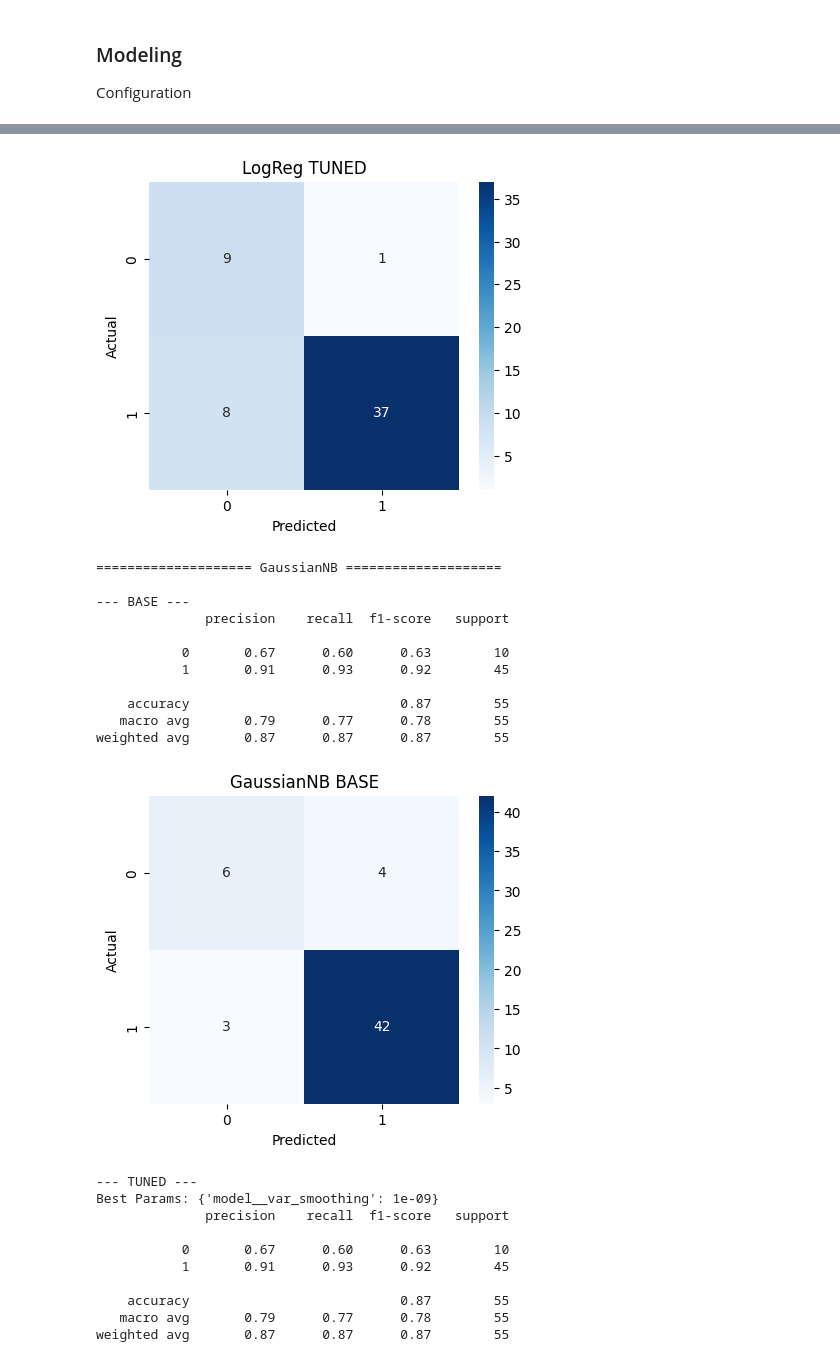
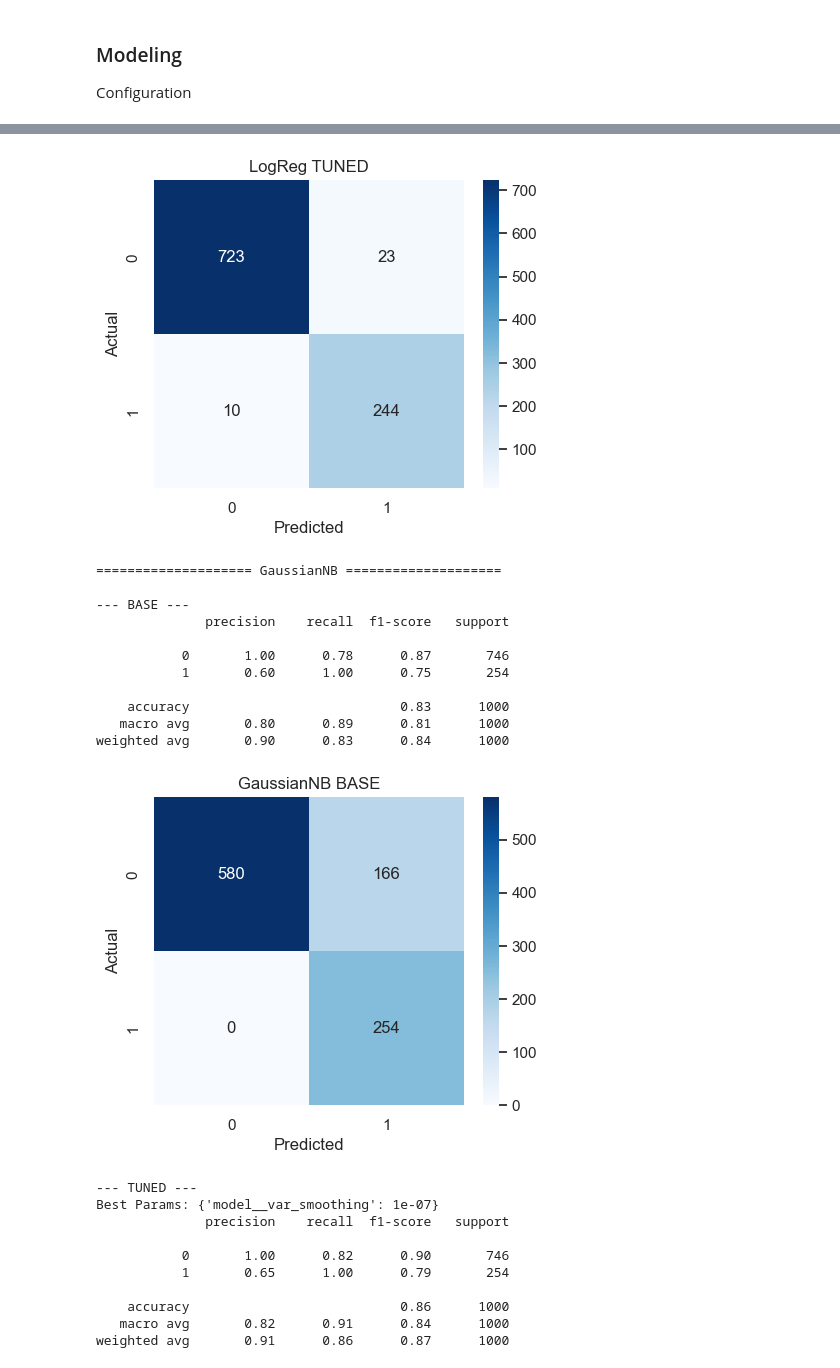
Before and after one commit to daff00/lung-cancer-classification, a Jupyter notebook: notebook/notebook.ipynb, the cells around one changed output, grey strips where cells are left out. Cells and saved outputs as stored; diff of their text form; code cells hidden in the pictures.

```diff
--- a/notebook/notebook.ipynb
+++ b/notebook/notebook.ipynb
@@ -220,0 +185,7 @@ plt.show()
+# %%
+sns.set_theme(style="whitegrid")
+plt.rcParams["figure.figsize"] = (10, 6)
+numerical_vars = ['age', 'smoking_years', 'cigarettes_per_day', 'pack_years',
+                  'bmi', 'exercise_hours_per_week', 'alcohol_units_per_week', 'crp_level']
+categorical_vars = ['smoker', 'passive_smoking', 'copd', 'asthma',
+                    'previous_tb', 'chest_pain', 'xray_abnormal']
@@ -282,20 +289,8 @@ All feature have low correlation, so we can't use correlation matrix to do featu
 
 Since no features appear strongly correlated or redundant, all features are retained for model training to preserve as much information as possible. The dataset is then split into input features (X) and the target variable (y) before proceeding with modeling.
 # %%
-# Ambil sample 30%
-# df_sample = df_clean.sample(frac=0.1, random_state=42)
-
-# Data splitting
-X = df_clean.drop("LUNG CANCER", axis=1)
-y = df_clean['LUNG CANCER']
-# x, y = make_classification(n_samples=100000, n_features=100, random_state=42)
-
-# Scaler and spliting
-x_train, x_test, y_train, y_test = train_test_split(X, y, test_size=0.2, random_state=42)
-
-scaler = StandardScaler()
-x_train_scaled = scaler.fit_transform(x_train)
-x_test_scaled = scaler.transform(x_test)
-
-print(f"Shape of training data : {x_train.shape}, {y_train.shape}")
-print(f"Shape of testing data : {x_test.shape}, {y_test.shape}")
+# Train test split
+df.drop(['xray_abnormal', 'oxygen_saturation', 'fev1_x10', 'crp_level'], axis=1, inplace=True)
+X = df.drop(columns=['lung_cancer_risk'])
+y = df['lung_cancer_risk']
+X_train, X_test, y_train, y_test = train_test_split(X, y, test_size=0.2, random_state=42)
@@ -305,10 +297,16 @@ Shape of testing data : (55, 15), (55,)
+# %%
+# Scaler
+ss = StandardScaler()
+
+X_train = ss.fit_transform(X_train)
+X_test = ss.transform(X_test)
 # %% [markdown]
 ### Modeling
 Configuration
 # %%
 # Configuration of CrossValidation and SMOTE oversampling
 skf = StratifiedKFold(n_splits=5, shuffle=True, random_state=42)
-USE_SMOTE = False  # toggle this ON/OFF to compare impact
+USE_SMOTE = True  # toggle this ON/OFF to compare impact
 
 # Imbalance ratio for XGBClassifier
 ratio = (y_train == 0).sum() / (y_train == 1).sum()
@@ -390,8 +388,8 @@ for name, config in models.items():
 
     # ===== BASE MODEL =====
     base_model = config["base"]
-    base_model.fit(x_train, y_train)
-    y_pred_base = base_model.predict(x_test)
+    base_model.fit(X_train, y_train)
+    y_pred_base = base_model.predict(X_test)
 
     f1_base = f1_score(y_test, y_pred_base, average='macro')
 
@@ -414,8 +412,8 @@ for name, config in models.items():
         n_jobs=-1
     )
 
-    grid.fit(x_train, y_train)
-    y_pred_tuned = grid.predict(x_test)
+    grid.fit(X_train, y_train)
+    y_pred_tuned = grid.predict(X_test)
 
     f1_tuned = f1_score(y_test, y_pred_tuned, average='macro')
 
@@ -455,23 +453,23 @@ weighted avg       0.89      0.84      0.85        55
-[figure, old version]
+[figure, new version]
 ==================== GaussianNB ====================
 
 --- BASE ---
               precision    recall  f1-score   support
 
-           0       0.67      0.60      0.63        10
-           1       0.91      0.93      0.92        45
+           0       1.00      0.78      0.87       746
+           1       0.60      1.00      0.75       254
 
-    accuracy                           0.87        55
-   macro avg       0.79      0.77      0.78        55
-weighted avg       0.87      0.87      0.87        55
+    accuracy                           0.83      1000
+   macro avg       0.80      0.89      0.81      1000
+weighted avg       0.90      0.83      0.84      1000
-[figure, old version]
+[figure, new version]
 --- TUNED ---
-Best Params: {'model__var_smoothing': 1e-09}
+Best Params: {'model__var_smoothing': 1e-07}
               precision    recall  f1-score   support
 
-           0       0.67      0.60      0.63        10
-           1       0.91      0.93      0.92        45
+           0       1.00      0.82      0.90       746
+           1       0.65      1.00      0.79       254
 
-    accuracy                           0.87        55
-   macro avg       0.79      0.77      0.78        55
-weighted avg       0.87      0.87      0.87        55
+    accuracy                           0.86      1000
+   macro avg       0.82      0.91      0.84      1000
+weighted avg       0.91      0.86      0.87      1000
```
Also changed, not shown: parts of 23 cells of this notebook, 3 other files.
